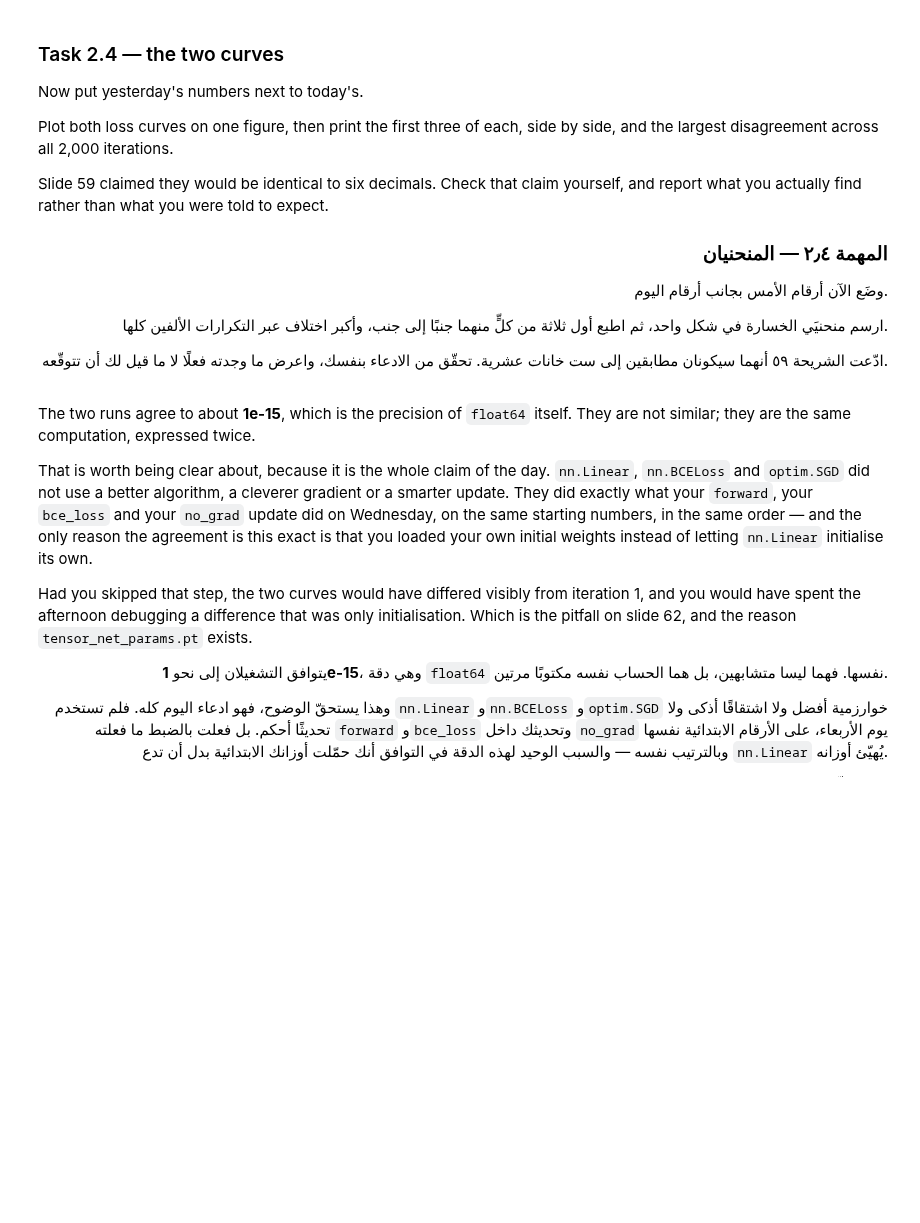
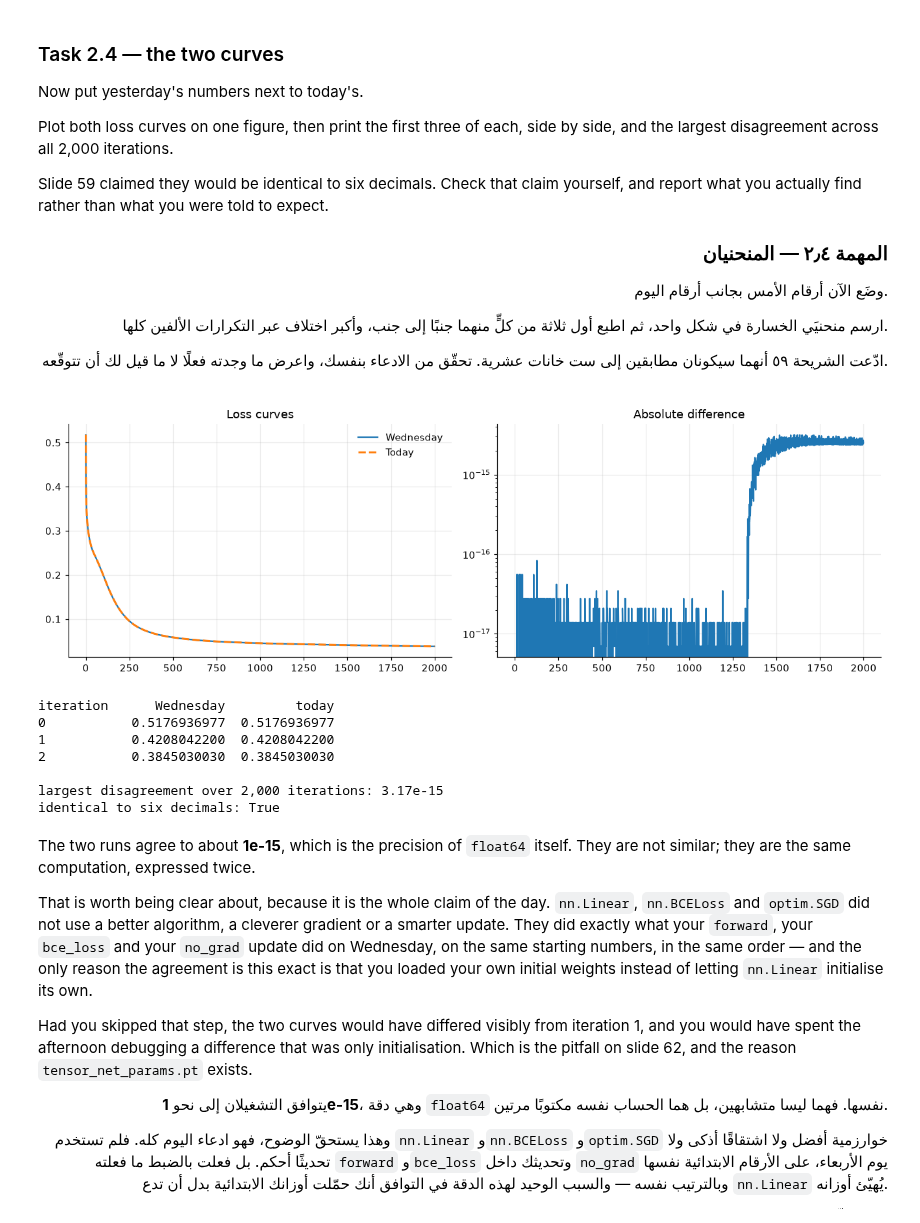
Before and after one commit to 507ahmed507-afk/AIEP_Olo_student, a Jupyter notebook: week_3_neural_networks/labs/D4_pytorch/D4_pytorch_blank.ipynb, the cells around one changed output. Drawn from its saved outputs; the diff is of its cells as text; code cells hidden in the pictures; blank space fills up the shorter version.

Commit message:
Complete W3D4 PyTorch lab

```diff
--- a/week_3_neural_networks/labs/D4_pytorch/D4_pytorch_blank.ipynb
+++ b/week_3_neural_networks/labs/D4_pytorch/D4_pytorch_blank.ipynb
@@ -497,9 +540,22 @@ network that is quietly not yours.
 
 # TODO: Define the 2-8-1 network as an nn.Module.
 # مهمة: عرّف شبكة ٢-٨-١ كـ `nn.Module`.
+class Net(nn.Module):
+    def __init__(self):
+        super().__init__()
+        self.fc1 = nn.Linear(2, 8)
+        self.fc2 = nn.Linear(8, 1)
+
+    def forward(self, x):
+        return torch.sigmoid(self.fc2(torch.relu(self.fc1(x))))
 model = Net()
 # TODO: Load yesterday's starting weights into the model — mind the transpose.
 # مهمة: حمّل أوزان الأمس الابتدائية في النموذج — وانتبه للنقل.
+with torch.no_grad():
+    model.fc1.weight.copy_(INIT["W1"].T)
+    model.fc1.bias.copy_(INIT["b1"])
+    model.fc2.weight.copy_(INIT["W2"].T)
+    model.fc2.bias.copy_(INIT["b2"])
 print(f"parameter shapes: {[tuple(p.shape) for p in model.parameters()]}")
 n_parameters = sum(p.numel() for p in model.parameters())
 print(f"parameters: {n_parameters}   <- Tuesday's hand count for 2-8-1")
@@ -572,6 +635,15 @@ optimizer = torch.optim.SGD(model.parameters(), lr=LR)
 criterion = nn.BCELoss()
 # TODO: Write the five-line loop, full batch, for ITERATIONS steps, recording the loss.
 # مهمة: اكتب حلقة الأسطر الخمسة بدفعة كاملة لعدد `ITERATIONS` خطوة مع تسجيل الخسارة.
+torch_losses = []
+for _ in range(ITERATIONS):
+    optimizer.zero_grad()
+    loss = criterion(model(X), y)
+    loss.backward()
+    optimizer.step()
+    torch_losses.append(loss.item())
+
+torch_losses = torch.tensor(torch_losses)
 with torch.no_grad():
     torch_accuracy = ((model(X) > 0.5) == y).double().mean().item()
 print(f"iteration    0: {torch_losses[0]:.6f}")
@@ -618,20 +695,37 @@ you actually find rather than what you were told to expect.
 #    يظهر على مقياس خطّي.
 # ٣) اطبع أول ثلاثة من كلٍّ والفرق المطلق الأكبر.
 # ابحث عن: "matplotlib semilogy plot two curves difference"
 # ────────────────────────────────────────────────────────────────────
 
 yesterday_losses = torch.tensor(yesterday_history["loss"].to_numpy())
 fig, axes = plt.subplots(1, 2, figsize=(12, 4))
 # TODO: Plot both curves on the left panel and their absolute difference on the right.
 # مهمة: ارسم المنحنيين في اللوحة اليسرى والفرق المطلق بينهما في اليمنى.
+axes[0].plot(yesterday_losses, label="Wednesday")
+axes[0].plot(torch_losses, "--", linewidth=2, label="Today")
+axes[0].set_title("Loss curves")
+axes[0].legend()
+
+difference = (yesterday_losses - torch_losses).abs()
+axes[1].semilogy(difference)
+axes[1].set_title("Absolute difference")
 plt.tight_layout()
 plt.show()
 max_gap = (yesterday_losses - torch_losses).abs().max().item()
 print(f"{'iteration':<10}{'Wednesday':>14}{'today':>14}")
 for i in (0, 1, 2):
     print(f"{i:<10}{yesterday_losses[i]:>14.10f}{torch_losses[i]:>14.10f}")
 print(f"\nlargest disagreement over {ITERATIONS:,} iterations: {max_gap:.2e}")
 print(f"identical to six decimals: {max_gap < 5e-7}")
+# %% [output]
+[figure, added]
+iteration      Wednesday         today
+0           0.5176936977  0.5176936977
+1           0.4208042200  0.4208042200
+2           0.3845030030  0.3845030030
+
+largest disagreement over 2,000 iterations: 3.17e-15
+identical to six decimals: True
 # %% [markdown]
 The two runs agree to about **1e-15**, which is the precision of `float64` itself. They are not
 similar; they are the same computation, expressed twice.
```
Also changed, not shown: parts of 14 cells of this notebook.
